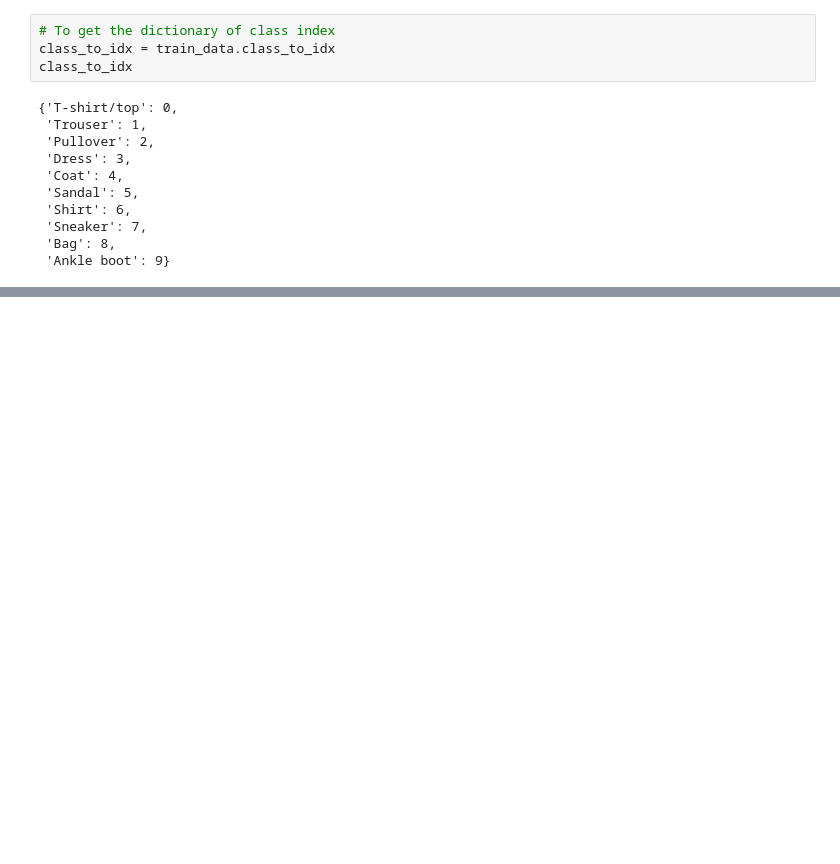
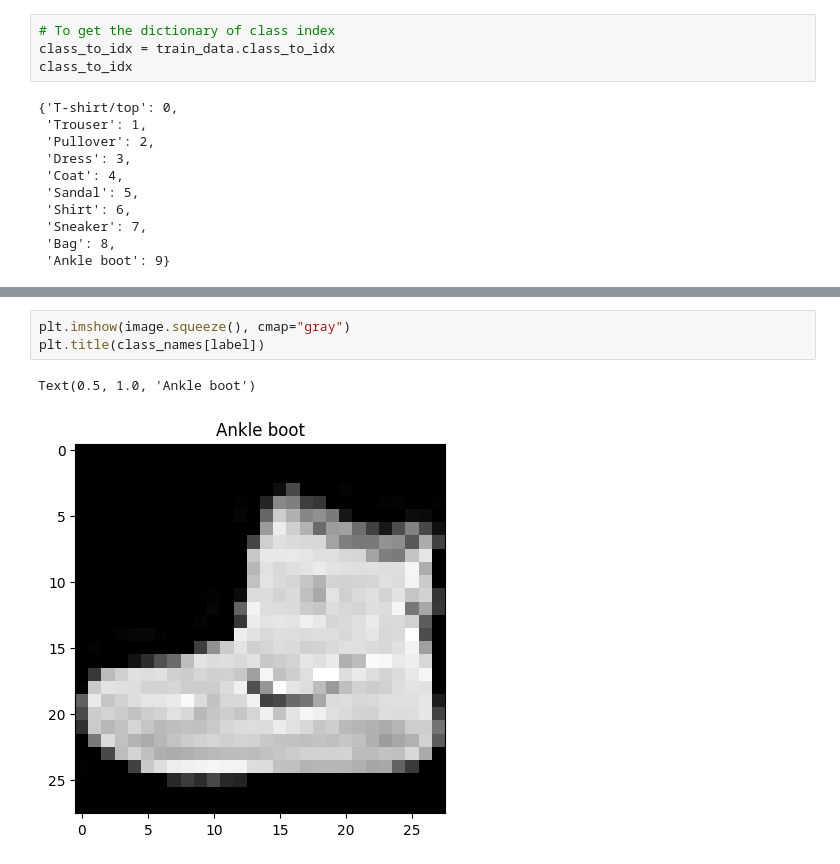
Before and after one commit to Anudeep28/Pytorch_Models, a Jupyter notebook: Pytorch_Models.ipynb, the cells around one changed output, grey strips where cells are left out. Drawn from its saved outputs; the diff is of its cells as text; blank space fills up the shorter version.

```diff
--- a/Pytorch_Models.ipynb
+++ b/Pytorch_Models.ipynb
@@ -136,0 +127,6 @@ Image label: Ankle boot
+# %%
+plt.imshow(image.squeeze(), cmap="gray")
+plt.title(class_names[label])
+# %% [output]
+Text(0.5, 1.0, 'Ankle boot')
+[figure, added]
```
Also changed, not shown: parts of 40 cells of this notebook, 2 other files.
